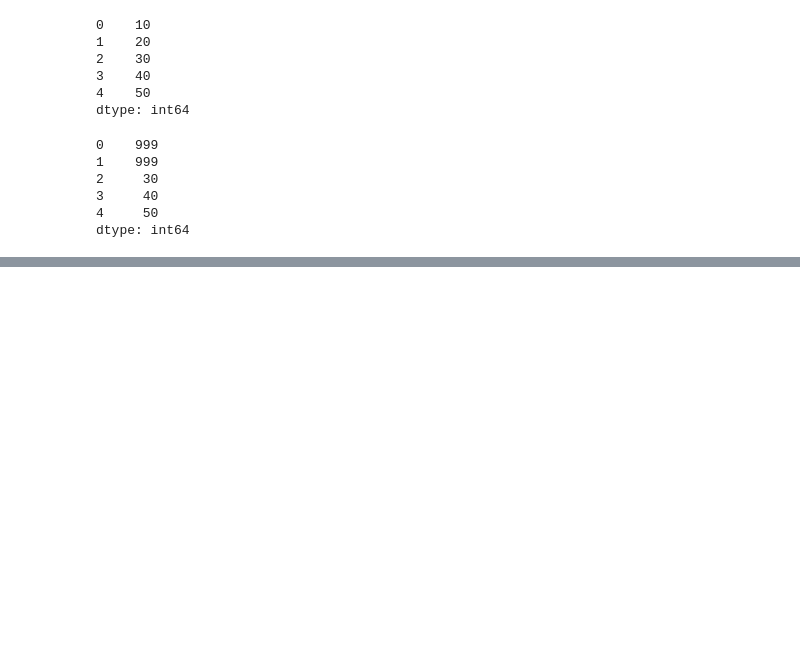
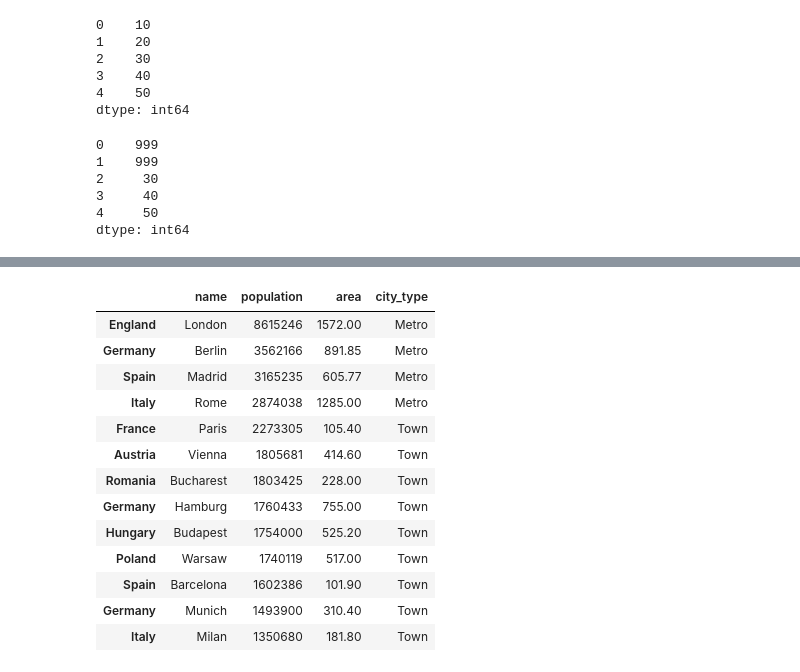
Before and after one commit to raviakasapu/MachineLearning, a Jupyter notebook: Introduction_to_Pandas.ipynb, the cells around one changed output, grey strips where cells are left out. Cells and saved outputs as stored; diff of their text form; code cells hidden in the pictures; blank space fills up the shorter version.

```diff
--- a/Introduction_to_Pandas.ipynb
+++ b/Introduction_to_Pandas.ipynb
@@ -410,0 +413,4 @@ dtype: int64
+# %%
+f1 = lambda x: 'Metro' if x> 2500000 else 'Town'
+city_type = city_frame['population'].apply(f1)
+city_type
@@ -410,0 +432,18 @@ dtype: int64
+# %%
+city_frame['city_type'] = city_type
+city_frame
+# %% [output]
+|  | name | population | area | city_type |
+| England | London | 8615246 | 1572.00 | Metro |
+| Germany | Berlin | 3562166 | 891.85 | Metro |
+| Spain | Madrid | 3165235 | 605.77 | Metro |
+| Italy | Rome | 2874038 | 1285.00 | Metro |
+| France | Paris | 2273305 | 105.40 | Town |
+| Austria | Vienna | 1805681 | 414.60 | Town |
+| Romania | Bucharest | 1803425 | 228.00 | Town |
+| Germany | Hamburg | 1760433 | 755.00 | Town |
+| Hungary | Budapest | 1754000 | 525.20 | Town |
+| Poland | Warsaw | 1740119 | 517.00 | Town |
+| Spain | Barcelona | 1602386 | 101.90 | Town |
+| Germany | Munich | 1493900 | 310.40 | Town |
+| Italy | Milan | 1350680 | 181.80 | Town |
```
Also changed, not shown: parts of 3 cells of this notebook.
